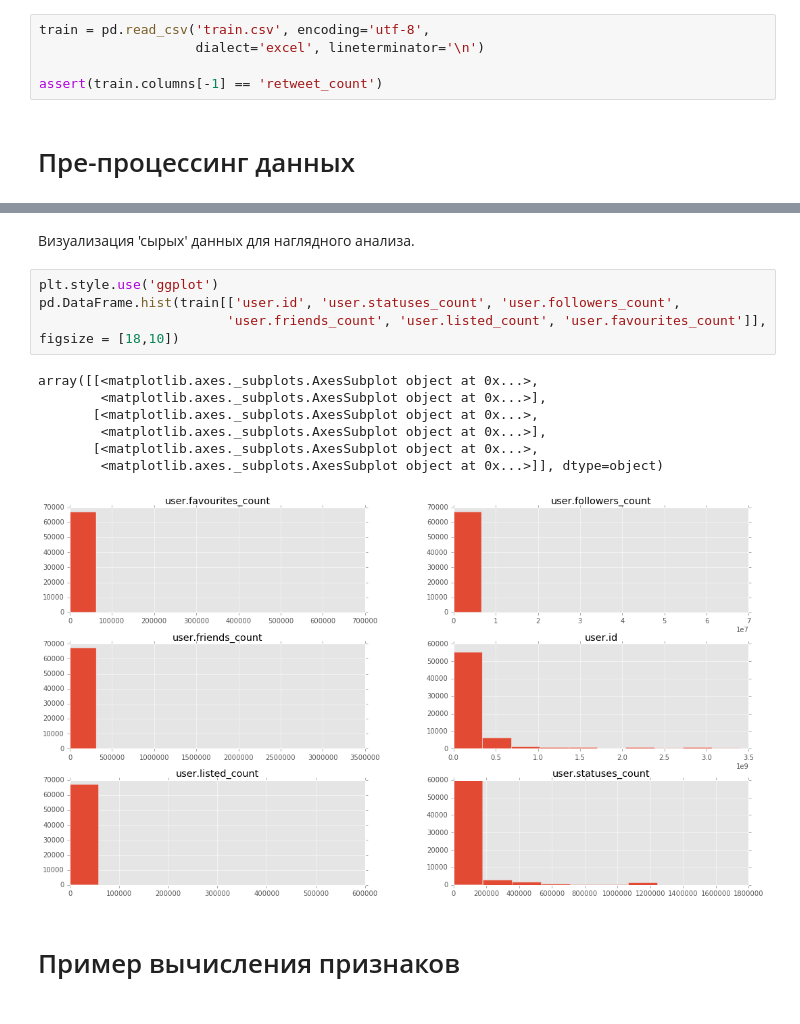
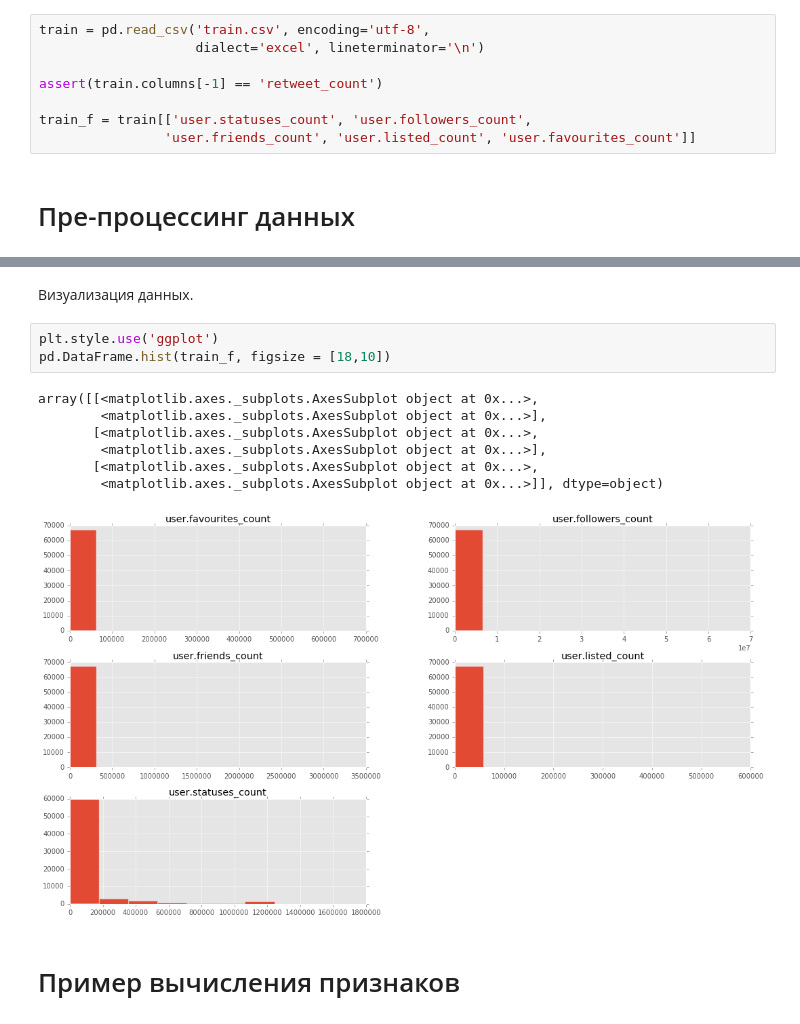
Before and after one commit to Evgeneus/InData-Labs-Contest, a Jupyter notebook: star_mission.ipynb, the cells around one changed output, grey strips where cells are left out. Saved outputs shown, nothing was run; the diff lists cells and outputs as text.

```diff
--- a/star_mission.ipynb
+++ b/star_mission.ipynb
@@ -18,5 +19,8 @@ train = pd.read_csv('train.csv', encoding='utf-8',
                     dialect='excel', lineterminator='\n')
 
 assert(train.columns[-1] == 'retweet_count')
+
+train_f = train[['user.statuses_count', 'user.followers_count',
+                'user.friends_count', 'user.listed_count', 'user.favourites_count']]
 # %% [markdown]
 # Пре-процессинг данных
@@ -23,17 +67,16 @@ assert(train.columns[-1] == 'retweet_count')
 # %% [markdown]
-Визуализация 'сырых' данных для наглядного анализа.
+Визуализация данных.
 # %%
 plt.style.use('ggplot')
-pd.DataFrame.hist(train[['user.id', 'user.statuses_count', 'user.followers_count',
-                        'user.friends_count', 'user.listed_count', 'user.favourites_count']], figsize = [18,10])
+pd.DataFrame.hist(train_f, figsize = [18,10])
 # %% [output]
 array([[<matplotlib.axes._subplots.AxesSubplot object at 0x...>,
         <matplotlib.axes._subplots.AxesSubplot object at 0x...>],
        [<matplotlib.axes._subplots.AxesSubplot object at 0x...>,
         <matplotlib.axes._subplots.AxesSubplot object at 0x...>],
        [<matplotlib.axes._subplots.AxesSubplot object at 0x...>,
         <matplotlib.axes._subplots.AxesSubplot object at 0x...>]], dtype=object)
-[figure, old version]
+[figure, new version]
 # %% [markdown]
 # Пример вычисления признаков
 # %%
```
Also changed, not shown: parts of 9 cells of this notebook.
